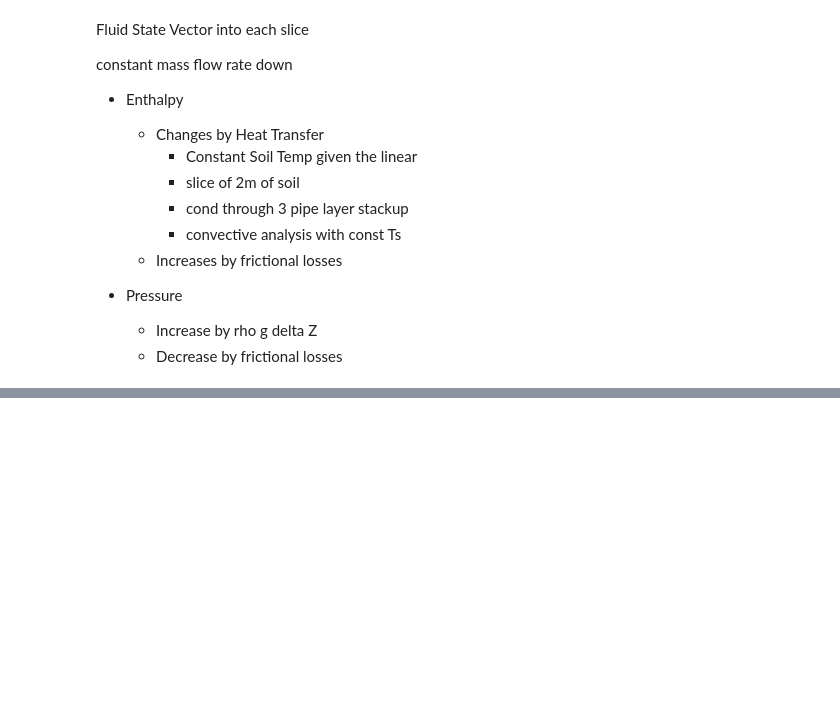
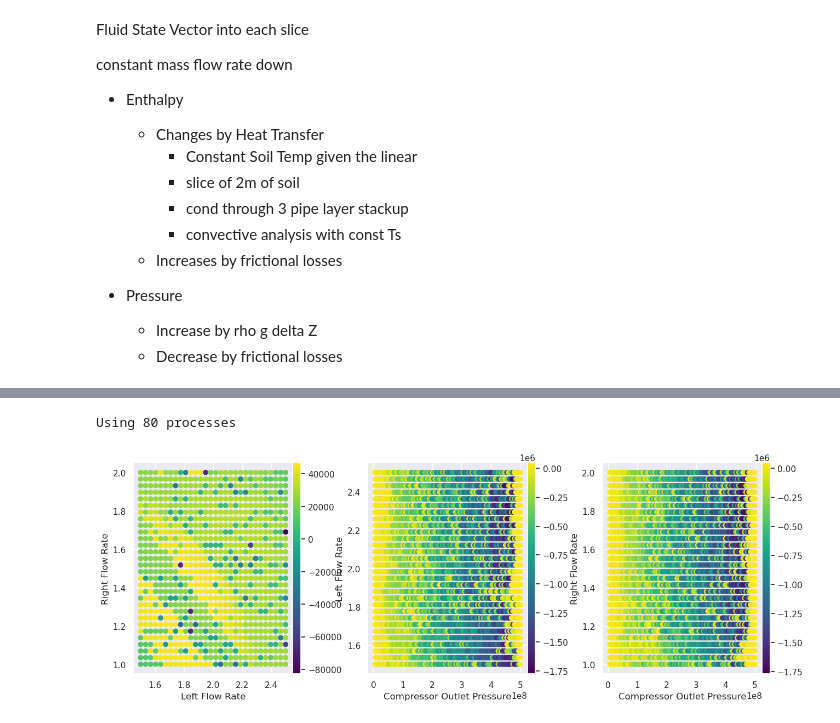
Before and after one commit to Willmac16/DFTS-Team-Seven, a Jupyter notebook: Project3.ipynb, the cells around one changed output, grey strips where cells are left out. Drawn from its saved outputs; the diff is of its cells as text; code cells hidden in the pictures; blank space fills up the shorter version.

```diff
--- a/Project3.ipynb
+++ b/Project3.ipynb
@@ -434,0 +615,9 @@ Net Power Production: 1.2062e+06 W
+# %%
+left_range = np.linspace(1.5, 2.5, 30)
+right_range = np.linspace(1.0, 2.0, 30)
+press_range = np.linspace(dioxide_pressure, 500e6, 100)
+
+topo_map(left_range, right_range, press_range)
+# %% [output]
+Using 80 processes
+[figure, added]
```
Also changed, not shown: parts of 21 cells of this notebook.
